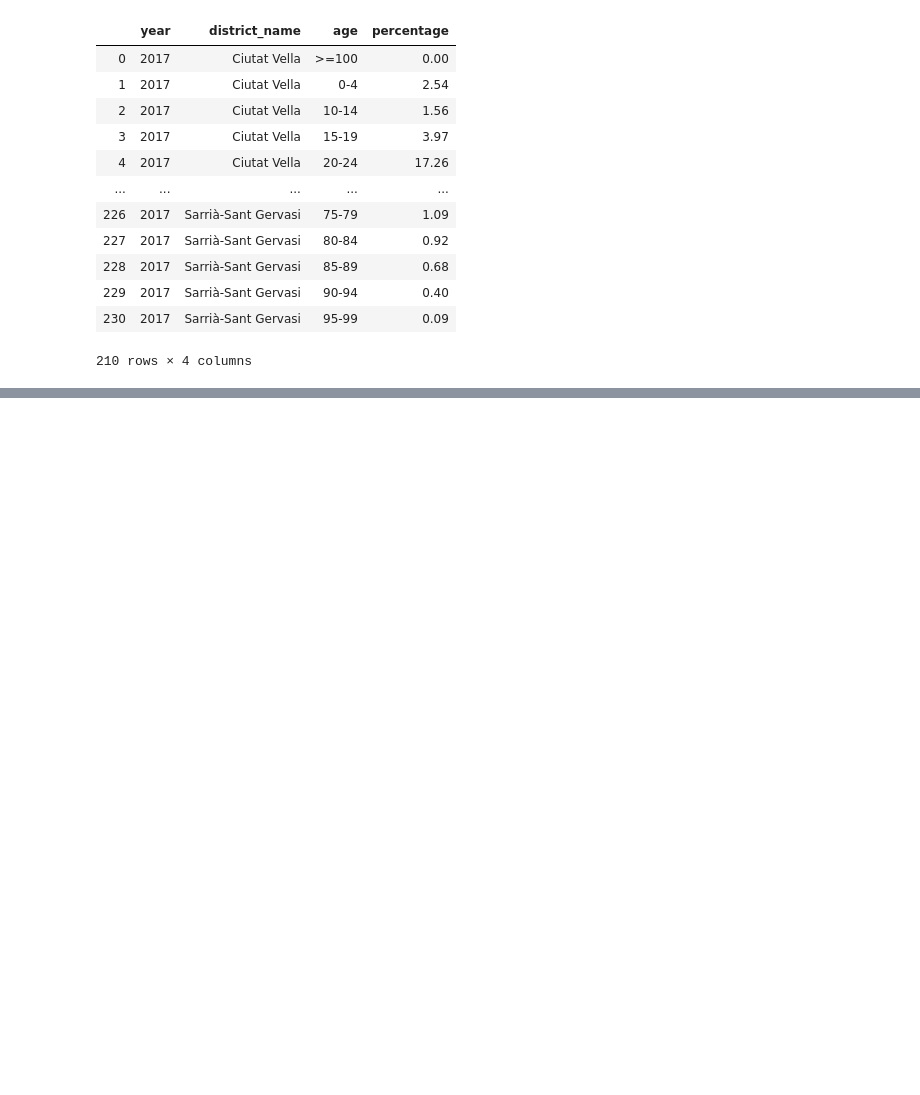
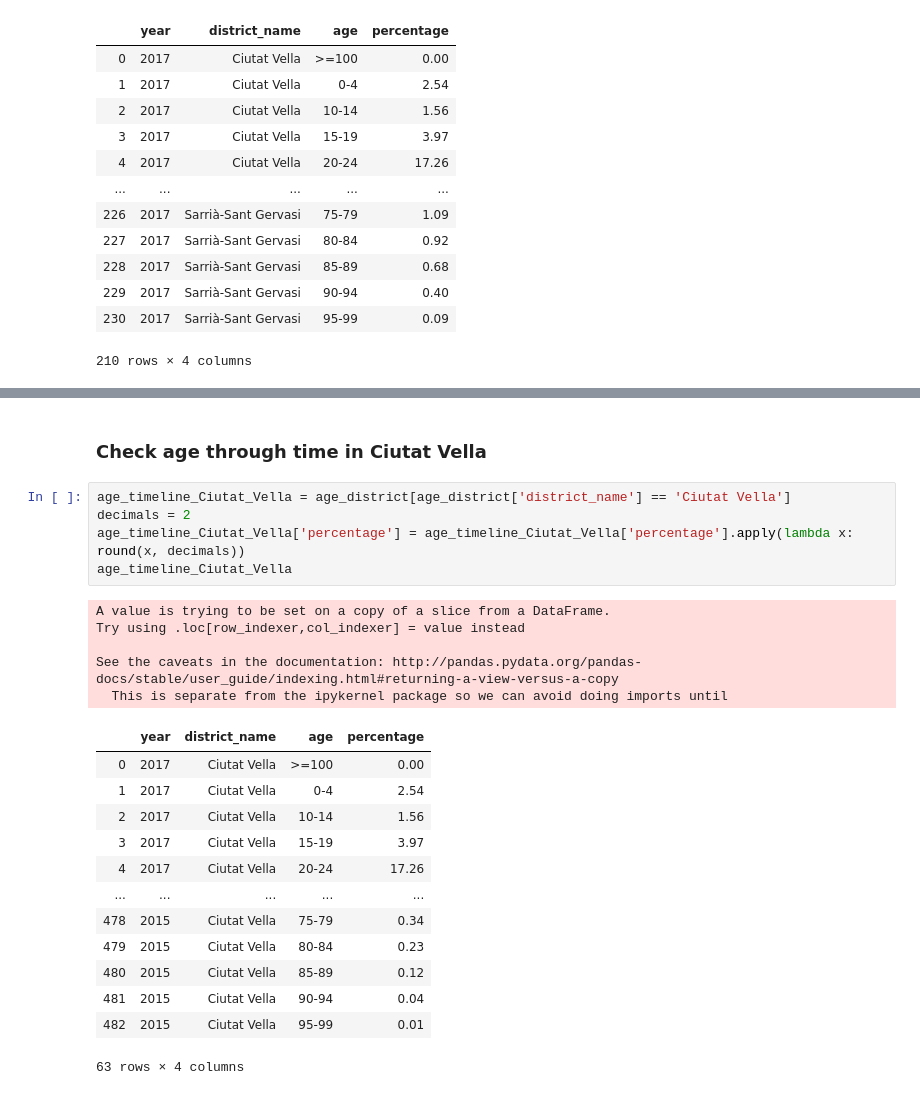
Before and after one commit to minervaliste/Project-Week-2-Barcelona, a Jupyter notebook: your-project/Immigration_age_insights.ipynb, the cells around one changed output, grey strips where cells are left out. Drawn from its saved outputs; the diff is of its cells as text; blank space fills up the shorter version.

```diff
--- a/your-project/Immigration_age_insights.ipynb
+++ b/your-project/Immigration_age_insights.ipynb
@@ -149,3 +149,29 @@ age_per_district_2017
 | 90-94 | 0.08 | 0.21 | 0.24 | 0.35 | 0.34 | 0.17 | 0.25 | 0.17 | ... |
 | 95-99 | 0.01 | 0.06 | 0.04 | 0.13 | 0.14 | 0.05 | 0.08 | 0.03 | ... |
 | >=100 | 0.00 | 0.01 | 0.00 | 0.00 | 0.00 | 0.00 | 0.00 | 0.00 | ... |
+# %% [markdown]
+### Check age through time in Ciutat Vella
+# %%
+age_timeline_Ciutat_Vella = age_district[age_district['district_name'] == 'Ciutat Vella']
+decimals = 2
+age_timeline_Ciutat_Vella['percentage'] = age_timeline_Ciutat_Vella['percentage'].apply(lambda x: round(x, decimals))
+age_timeline_Ciutat_Vella
+# %% [output]
+A value is trying to be set on a copy of a slice from a DataFrame.
+Try using .loc[row_indexer,col_indexer] = value instead
+
+See the caveats in the documentation: http://pandas.pydata.org/pandas-docs/stable/user_guide/indexing.html#returning-a-view-versus-a-copy
+  This is separate from the ipykernel package so we can avoid doing imports until
+|  | year | district_name | age | percentage |
+| 0 | 2017 | Ciutat Vella | >=100 | 0.00 |
+| 1 | 2017 | Ciutat Vella | 0-4 | 2.54 |
+| 2 | 2017 | Ciutat Vella | 10-14 | 1.56 |
+| 3 | 2017 | Ciutat Vella | 15-19 | 3.97 |
+| 4 | 2017 | Ciutat Vella | 20-24 | 17.26 |
+| ... | ... | ... | ... | ... |
+| 478 | 2015 | Ciutat Vella | 75-79 | 0.34 |
+| 479 | 2015 | Ciutat Vella | 80-84 | 0.23 |
+| 480 | 2015 | Ciutat Vella | 85-89 | 0.12 |
+| 481 | 2015 | Ciutat Vella | 90-94 | 0.04 |
+| 482 | 2015 | Ciutat Vella | 95-99 | 0.01 |
+63 rows × 4 columns
```
Also changed, not shown: parts of 1 cell of this notebook, 2 other files.
